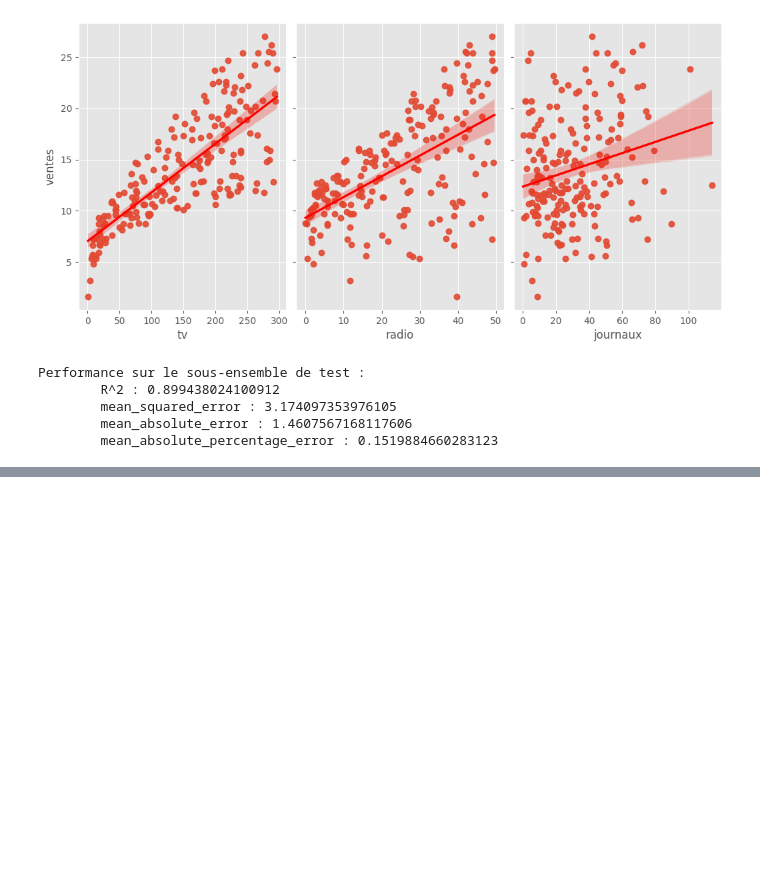
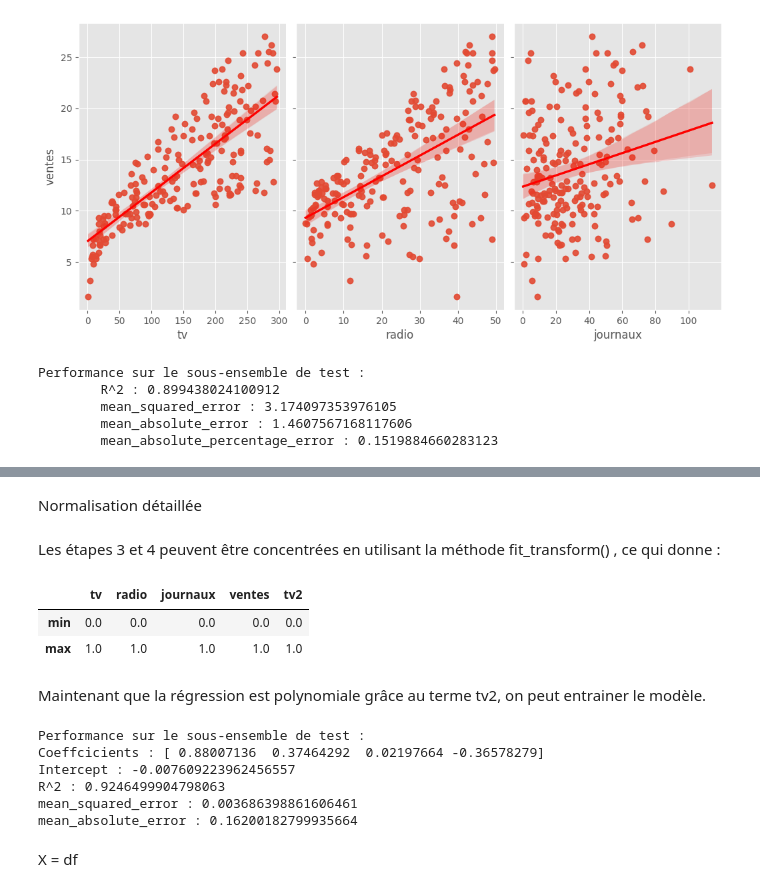
Before and after one commit to MarieExbrayat/test, a Jupyter notebook: Python/OPC_MachineLearning.ipynb, the cells around one changed output, grey strips where cells are left out. Cells and saved outputs as stored; diff of their text form; code cells hidden in the pictures; blank space fills up the shorter version.

```diff
--- a/Python/OPC_MachineLearning.ipynb
+++ b/Python/OPC_MachineLearning.ipynb
@@ -212,0 +219,59 @@ Une MAPE proche de 0 est plutot bon signe. Mais est-ce qu'un autre modèle serai
+# %%
+# Création de la variable tv2 pour la régression polynomiale
+df['tv2'] = df['tv'] ** 2
+
+# On importe la bibliothèque pour la normalisation
+from sklearn.preprocessing import MinMaxScaler
+# %% [markdown]
+Normalisation détaillée
+# %%
+# 1. Instantier le scaler
+scaler = MinMaxScaler()
+# 2. Le fit() sur les données (le scaler calcule les min et max)
+scaler.fit(df)
+# 3. On transforme les données. La méthode transform() retourne un array (un array est un tableau de valeurs)
+df_array = scaler.transform(df)
+# 4. On peut convertir l'array en dataframe
+df_normal = pd.DataFrame(df_array, columns=['tv', 'radio', 'journaux', 'ventes', 'tv2'])
+# %% [markdown]
+Les étapes 3 et 4 peuvent être concentrées en utilisant la méthode  fit_transform()  , ce qui donne :
+# %%
+scaler = MinMaxScaler()
+df_normal = scaler.fit_transform(df)
+df = pd.DataFrame(df_normal, columns=['tv', 'radio', 'journaux', 'ventes', 'tv2'])
+
+df.describe().loc[['min', 'max']]
+# %% [output]
+|  | tv | radio | journaux | ventes | tv2 |
+| min | 0.0 | 0.0 | 0.0 | 0.0 | 0.0 |
+| max | 1.0 | 1.0 | 1.0 | 1.0 | 1.0 |
+# %% [markdown]
+Maintenant que la régression est polynomiale grâce au terme tv2, on peut entrainer le modèle.
+# %%
+X = df[['tv', 'radio', 'journaux', 'tv2']]
+y = df['ventes']
+
+from sklearn.linear_model import LinearRegression
+# on sépare les données en train et test
+X_train, X_test, y_train, y_test = train_test_split(X, y, test_size=0.2, random_state=42)
+# Entrainement du modèle
+reg.fit(X_train, y_train)
+# Prédiction sur le sous-ensemble de test
+y_hat_test = reg.predict(X_test)
+
+# Indicateurs de performance
+print("Performance sur le sous-ensemble de test :")
+print(f"Coeffcicients : {reg.coef_}")
+print(f"Intercept : {reg.intercept_}")
+print(f"R^2 : {r2_score(y_test, y_hat_test)}")
+print(f"mean_squared_error : {mean_squared_error(y_test, y_hat_test)}")
+print(f"mean_absolute_error : {mean_absolute_percentage_error(y_test, y_hat_test)}")
+# %% [output]
+Performance sur le sous-ensemble de test :
+Coeffcicients : [ 0.88007136  0.37464292  0.02197664 -0.36578279]
+Intercept : -0.007609223962456557
+R^2 : 0.9246499904798063
+mean_squared_error : 0.003686398861606461
+mean_absolute_error : 0.16200182799935664
+# %% [markdown]
+X = df
```
Also changed, not shown: parts of 5 cells of this notebook, 2 other files.
